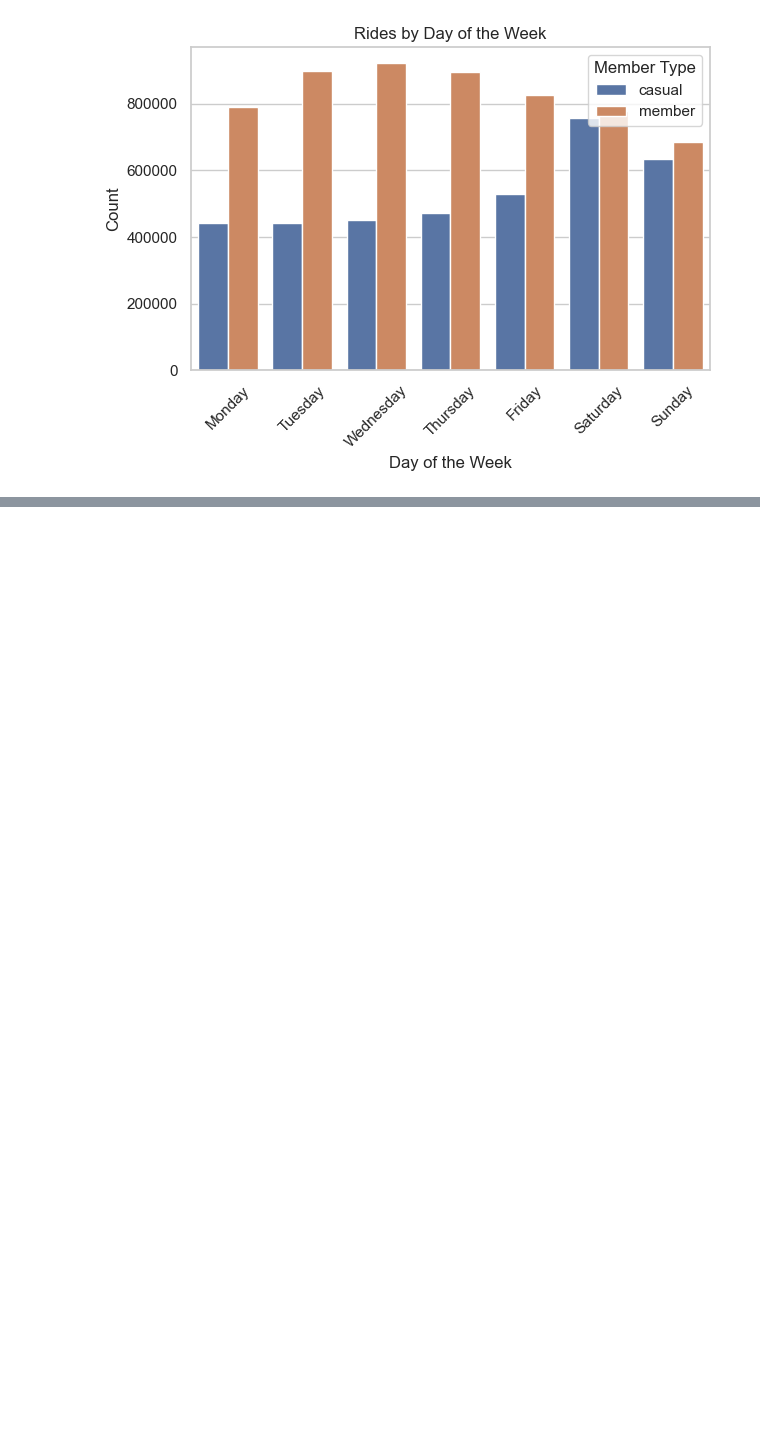
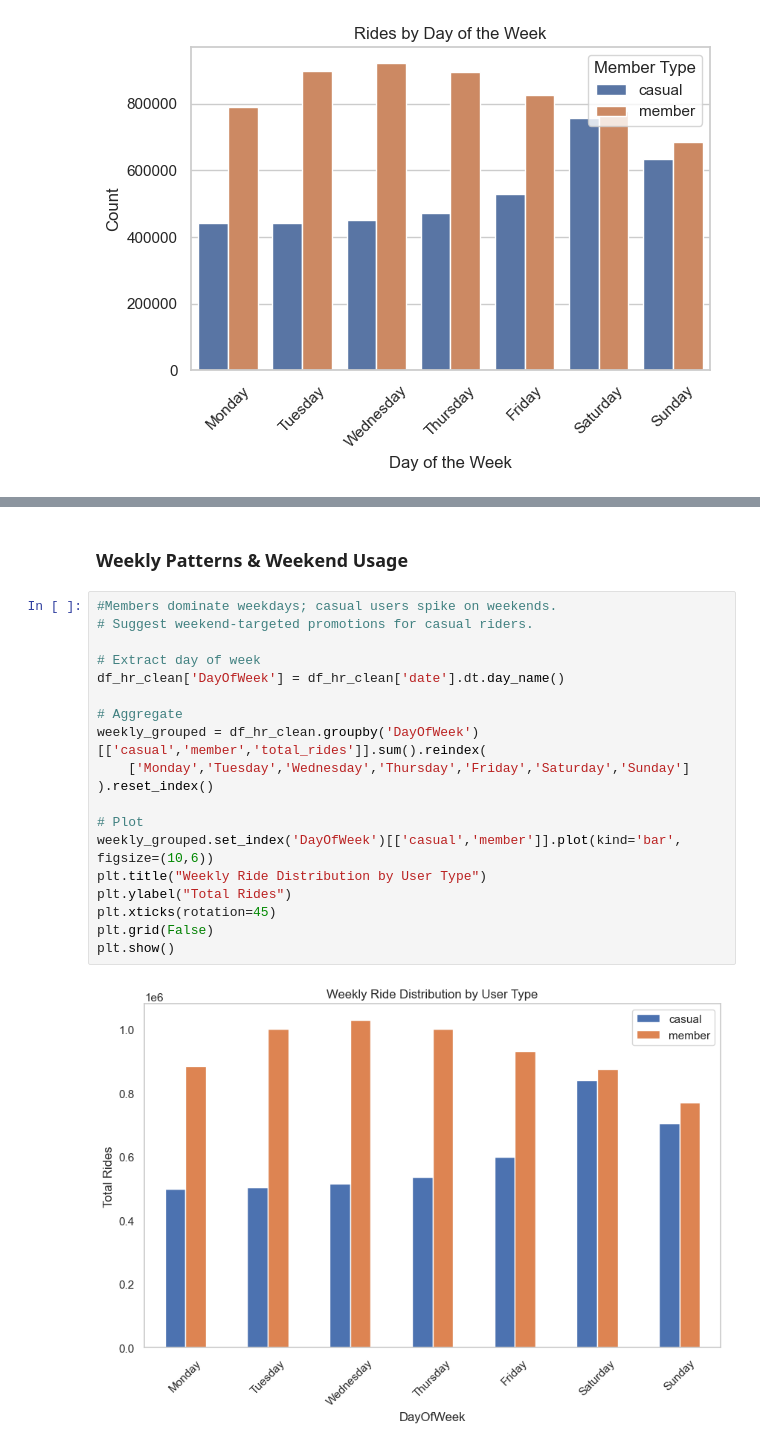
Before and after one commit to bbhatta10/Capital-Bike-Share, a Jupyter notebook: CapitalBikeShare.ipynb, the cells around one changed output, grey strips where cells are left out. Saved outputs shown, nothing was run; the diff lists cells and outputs as text; blank space fills up the shorter version.

```diff
--- a/CapitalBikeShare.ipynb
+++ b/CapitalBikeShare.ipynb
@@ -949,0 +1019,23 @@ NameError: name 'df_full_clean' is not defined
+# %% [markdown]
+### Weekly Patterns & Weekend Usage
+# %%
+#Members dominate weekdays; casual users spike on weekends.
+# Suggest weekend-targeted promotions for casual riders.
+
+# Extract day of week
+df_hr_clean['DayOfWeek'] = df_hr_clean['date'].dt.day_name()
+
+# Aggregate
+weekly_grouped = df_hr_clean.groupby('DayOfWeek')[['casual','member','total_rides']].sum().reindex(
+    ['Monday','Tuesday','Wednesday','Thursday','Friday','Saturday','Sunday']
+).reset_index()
+
+# Plot
+weekly_grouped.set_index('DayOfWeek')[['casual','member']].plot(kind='bar', figsize=(10,6))
+plt.title("Weekly Ride Distribution by User Type")
+plt.ylabel("Total Rides")
+plt.xticks(rotation=45)
+plt.grid(False)
+plt.show()
+# %% [output]
+[figure, added]
```
Also changed, not shown: parts of 31 cells of this notebook, 4 other files.
